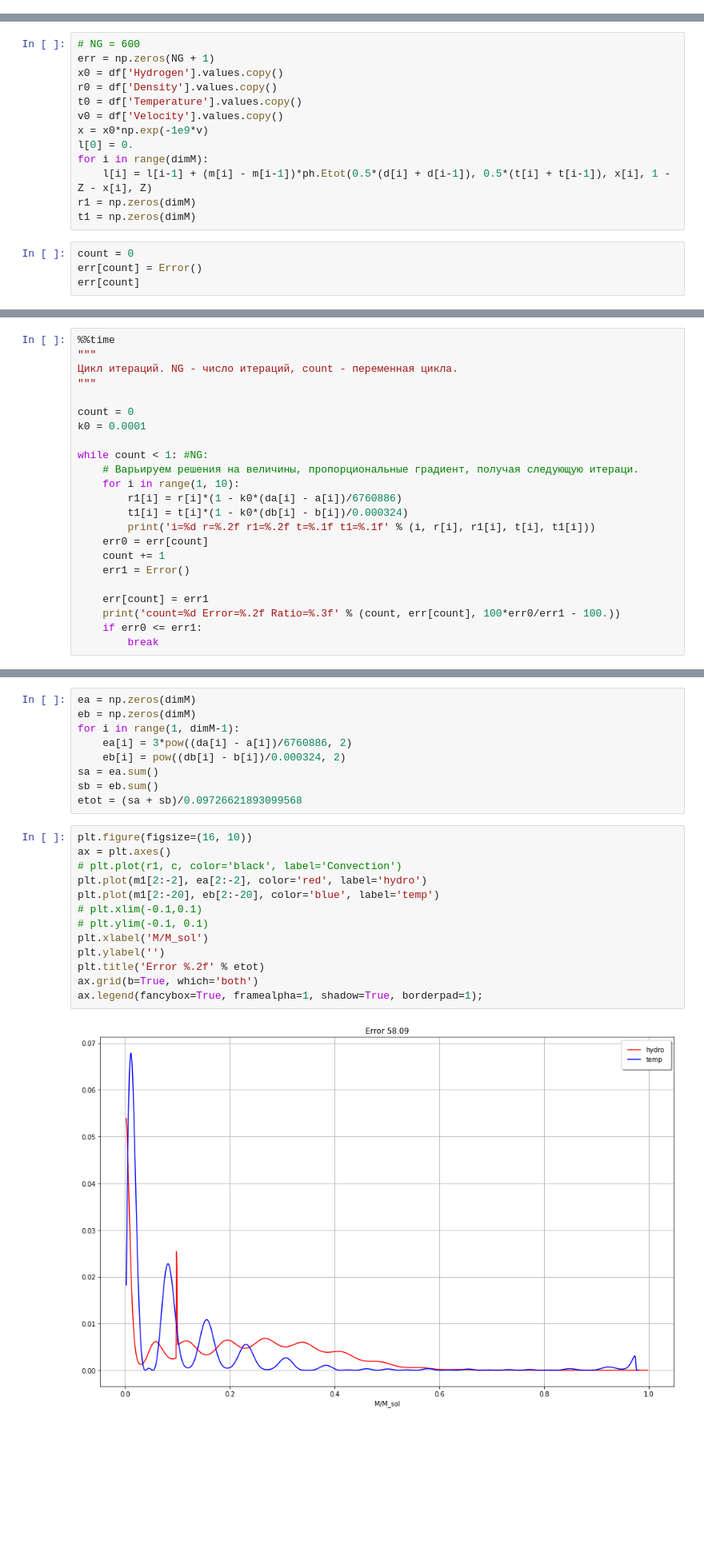
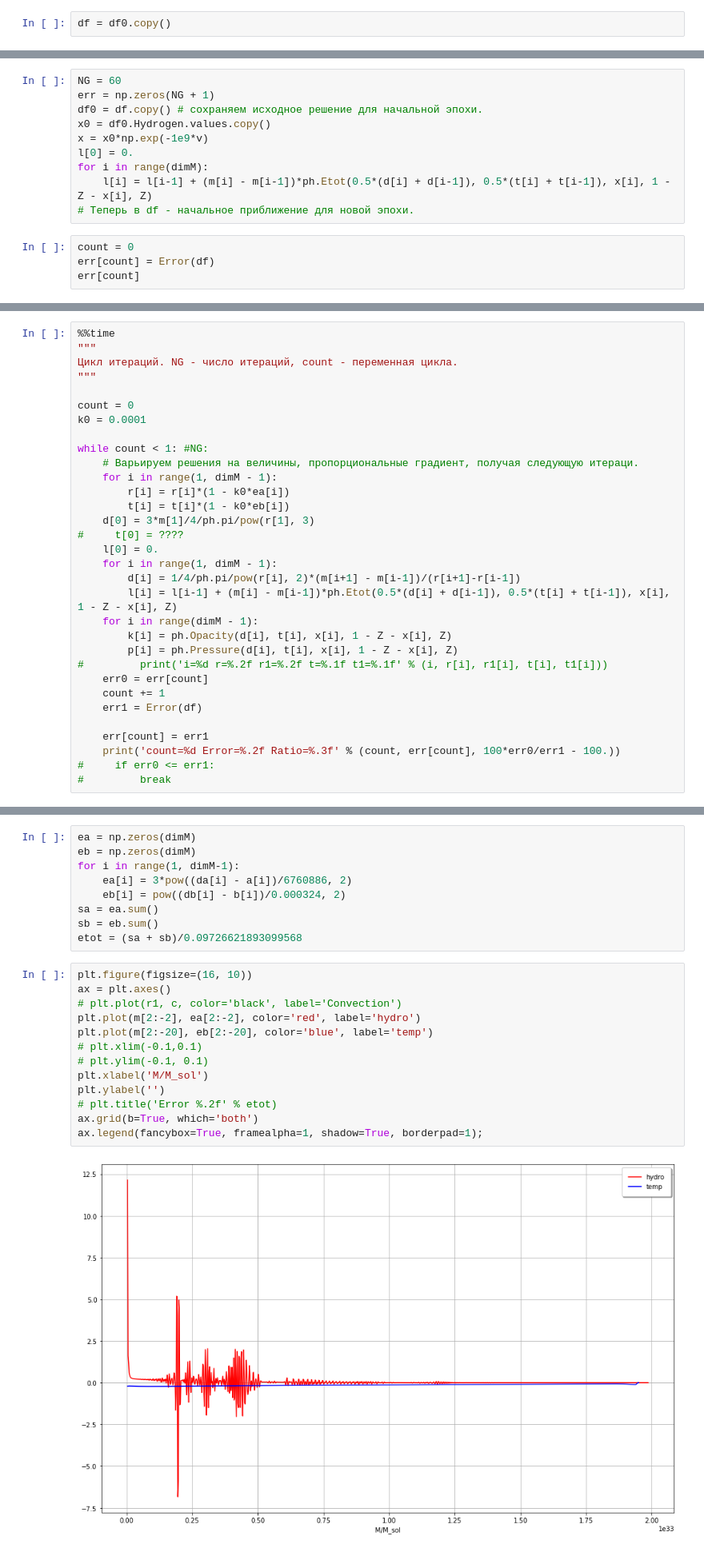
Before and after one commit to boangri/StarModels, a Jupyter notebook: Iterations.ipynb, the cells around one changed output, grey strips where cells are left out. Shown: that part at 80% size. Saved outputs shown, nothing was run; the diff lists cells and outputs as text; blank space fills up the shorter version.

```diff
--- a/Iterations.ipynb
+++ b/Iterations.ipynb
@@ -123,3 +131,5 @@ def Error():
 #     print(sa, sb)
     return (sa*3 + sb)/0.09726621893099568
+# %%
+df = df0.copy()
 # %%
@@ -129,18 +161,15 @@ Error()
 # %%
-# NG = 600
+NG = 60
 err = np.zeros(NG + 1)
-x0 = df['Hydrogen'].values.copy()
-r0 = df['Density'].values.copy()
-t0 = df['Temperature'].values.copy()
-v0 = df['Velocity'].values.copy()
+df0 = df.copy() # сохраняем исходное решение для начальной эпохи.
+x0 = df0.Hydrogen.values.copy()
 x = x0*np.exp(-1e9*v)
 l[0] = 0.
 for i in range(dimM):
     l[i] = l[i-1] + (m[i] - m[i-1])*ph.Etot(0.5*(d[i] + d[i-1]), 0.5*(t[i] + t[i-1]), x[i], 1 - Z - x[i], Z)
-r1 = np.zeros(dimM)
-t1 = np.zeros(dimM)
+# Теперь в df - начальное приближение для новой эпохи.
 # %%
 count = 0
-err[count] = Error()
+err[count] = Error(df)
 err[count]
 # %% [output]
@@ -156,16 +185,25 @@ k0 = 0.0001
 
 while count < 1: #NG:
     # Варьируем решения на величины, пропорциональные градиент, получая следующую итераци.
-    for i in range(1, 10):
-        r1[i] = r[i]*(1 - k0*(da[i] - a[i])/6760886)
-        t1[i] = t[i]*(1 - k0*(db[i] - b[i])/0.000324)
-        print('i=%d r=%.2f r1=%.2f t=%.1f t1=%.1f' % (i, r[i], r1[i], t[i], t1[i]))
+    for i in range(1, dimM - 1):
+        r[i] = r[i]*(1 - k0*ea[i])
+        t[i] = t[i]*(1 - k0*eb[i])
+    d[0] = 3*m[1]/4/ph.pi/pow(r[1], 3)
+#     t[0] = ????
+    l[0] = 0.
+    for i in range(1, dimM - 1):
+        d[i] = 1/4/ph.pi/pow(r[i], 2)*(m[i+1] - m[i-1])/(r[i+1]-r[i-1])
+        l[i] = l[i-1] + (m[i] - m[i-1])*ph.Etot(0.5*(d[i] + d[i-1]), 0.5*(t[i] + t[i-1]), x[i], 1 - Z - x[i], Z)
+    for i in range(dimM - 1):
+        k[i] = ph.Opacity(d[i], t[i], x[i], 1 - Z - x[i], Z)
+        p[i] = ph.Pressure(d[i], t[i], x[i], 1 - Z - x[i], Z)
+#         print('i=%d r=%.2f r1=%.2f t=%.1f t1=%.1f' % (i, r[i], r1[i], t[i], t1[i]))
     err0 = err[count]
     count += 1
-    err1 = Error()
+    err1 = Error(df)
 
     err[count] = err1
     print('count=%d Error=%.2f Ratio=%.3f' % (count, err[count], 100*err0/err1 - 100.))
-    if err0 <= err1:
-        break
+#     if err0 <= err1:
+#         break
 # %% [output]
@@ -245,15 +274,15 @@ etot = (sa + sb)/0.09726621893099568
 # %%
 plt.figure(figsize=(16, 10))
 ax = plt.axes()
 # plt.plot(r1, c, color='black', label='Convection')
-plt.plot(m1[2:-2], ea[2:-2], color='red', label='hydro')
-plt.plot(m1[2:-20], eb[2:-20], color='blue', label='temp')
+plt.plot(m[2:-2], ea[2:-2], color='red', label='hydro')
+plt.plot(m[2:-20], eb[2:-20], color='blue', label='temp')
 # plt.xlim(-0.1,0.1)
 # plt.ylim(-0.1, 0.1)
 plt.xlabel('M/M_sol')
 plt.ylabel('')
-plt.title('Error %.2f' % etot)
+# plt.title('Error %.2f' % etot)
 ax.grid(b=True, which='both')
 ax.legend(fancybox=True, framealpha=1, shadow=True, borderpad=1);
 # %% [output]
-[figure, old version]
+[figure, new version]
```
Also changed, not shown: parts of 10 cells of this notebook, 1 other file.
